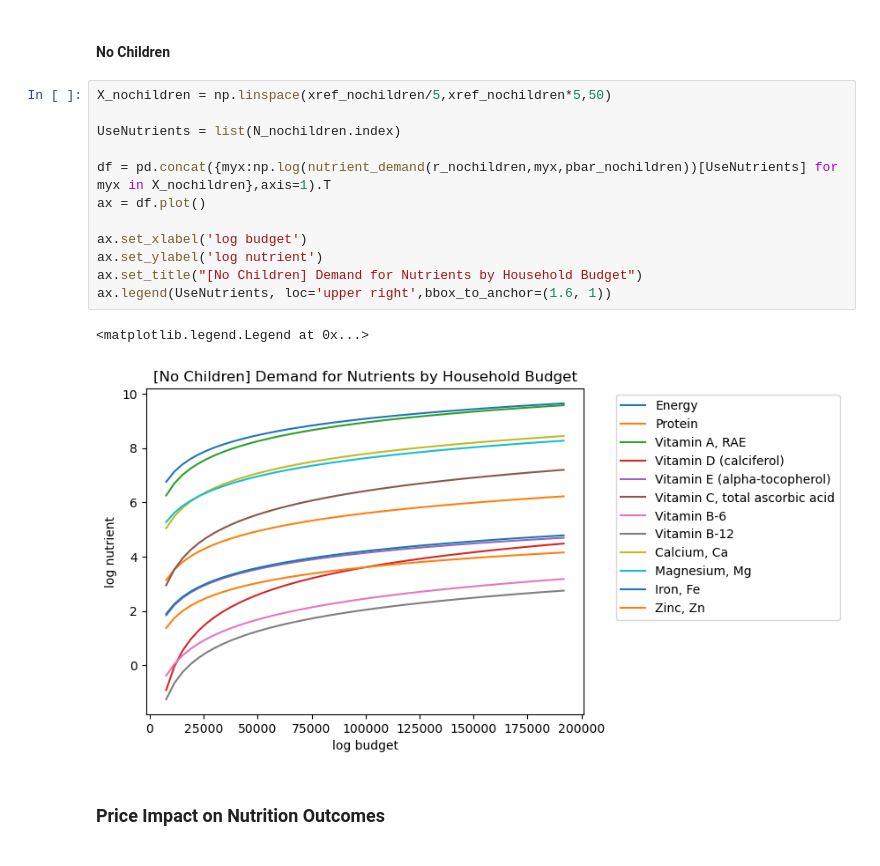
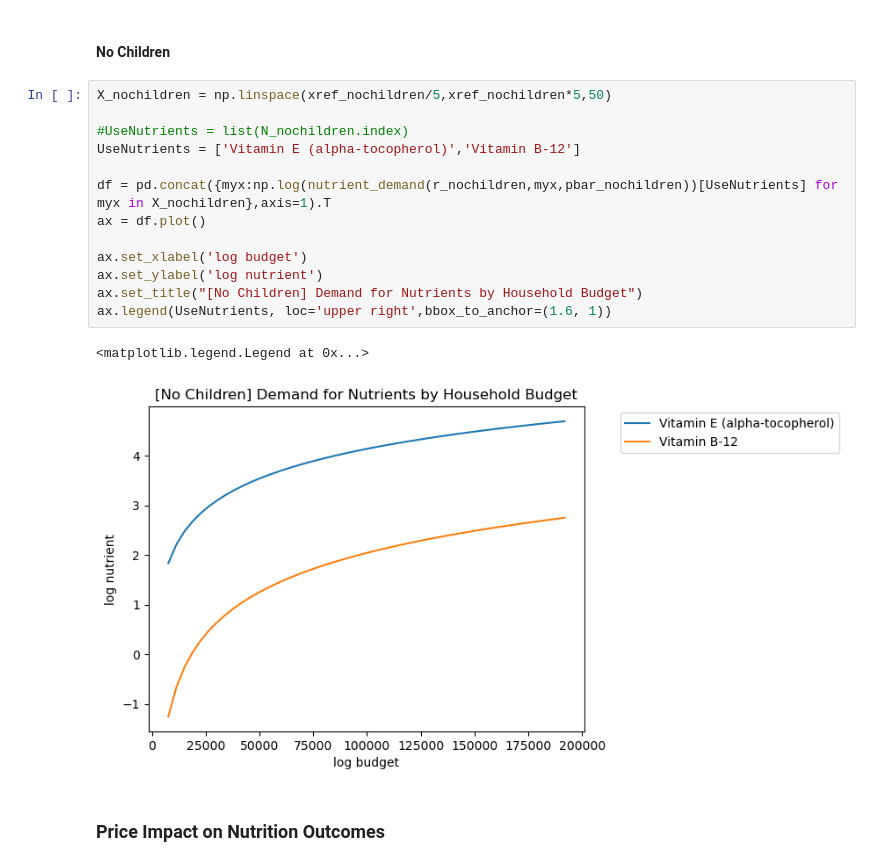
Before and after one commit to kehuang11/EEP153_Proj4_Holbrook, a Jupyter notebook: Proj4_Team_Holbrook_Working.ipynb, the cells around one changed output. Drawn from its saved outputs; the diff is of its cells as text.

```diff
--- a/Proj4_Team_Holbrook_Working.ipynb
+++ b/Proj4_Team_Holbrook_Working.ipynb
@@ -437,18 +395,19 @@ ax.legend(UseNutrients, loc='upper right',bbox_to_anchor=(1.6, 1))
 # %%
 X_nochildren = np.linspace(xref_nochildren/5,xref_nochildren*5,50)
 
-UseNutrients = list(N_nochildren.index)
+#UseNutrients = list(N_nochildren.index)
+UseNutrients = ['Vitamin E (alpha-tocopherol)','Vitamin B-12']
 
 df = pd.concat({myx:np.log(nutrient_demand(r_nochildren,myx,pbar_nochildren))[UseNutrients] for myx in X_nochildren},axis=1).T
 ax = df.plot()
 
 ax.set_xlabel('log budget')
 ax.set_ylabel('log nutrient')
 ax.set_title("[No Children] Demand for Nutrients by Household Budget")
 ax.legend(UseNutrients, loc='upper right',bbox_to_anchor=(1.6, 1))
 # %% [output]
 <matplotlib.legend.Legend at 0x...>
-[figure, old version]
+[figure, new version]
 # %% [markdown]
 ### Price Impact on Nutrition Outcomes
 # %% [markdown]
```
Also changed, not shown: parts of 37 cells of this notebook.
